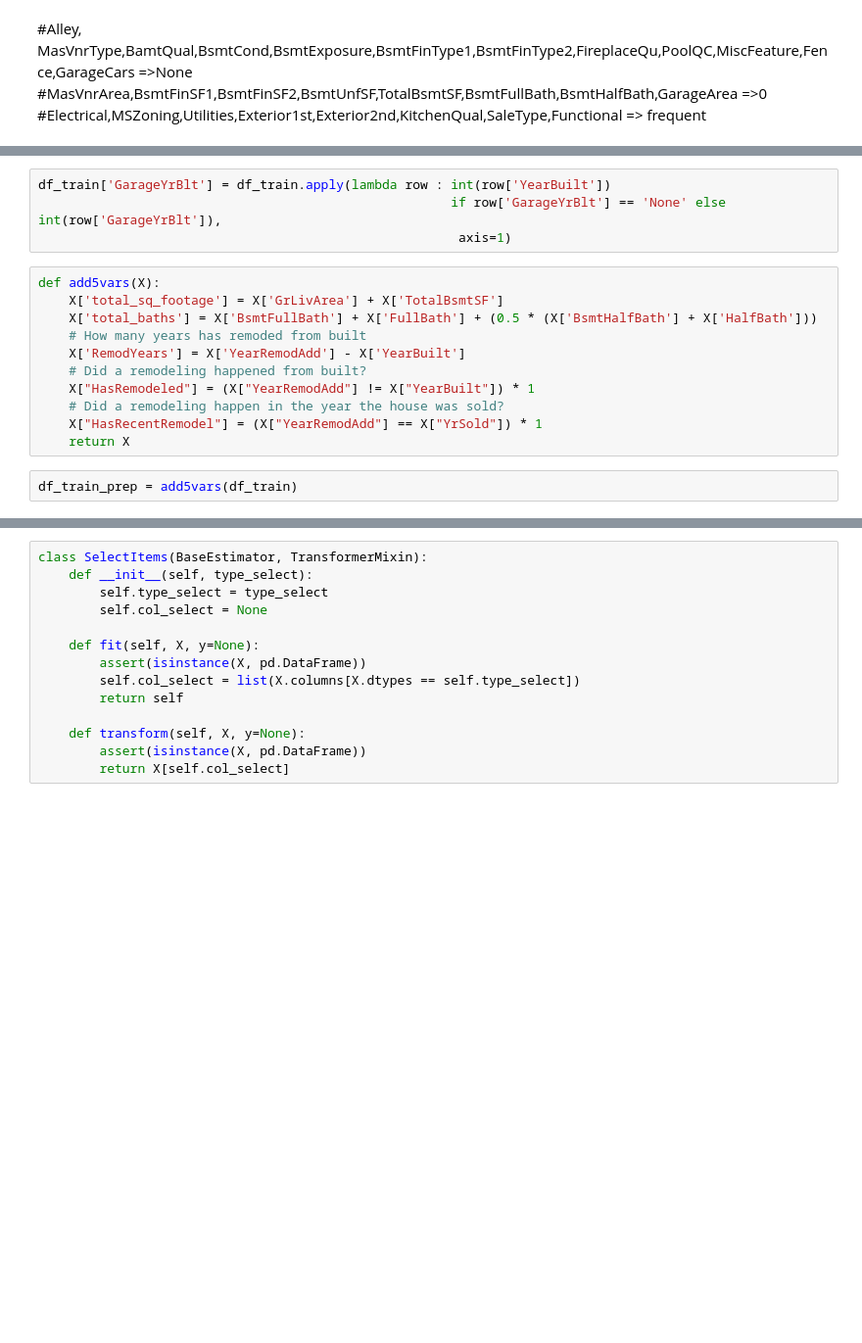
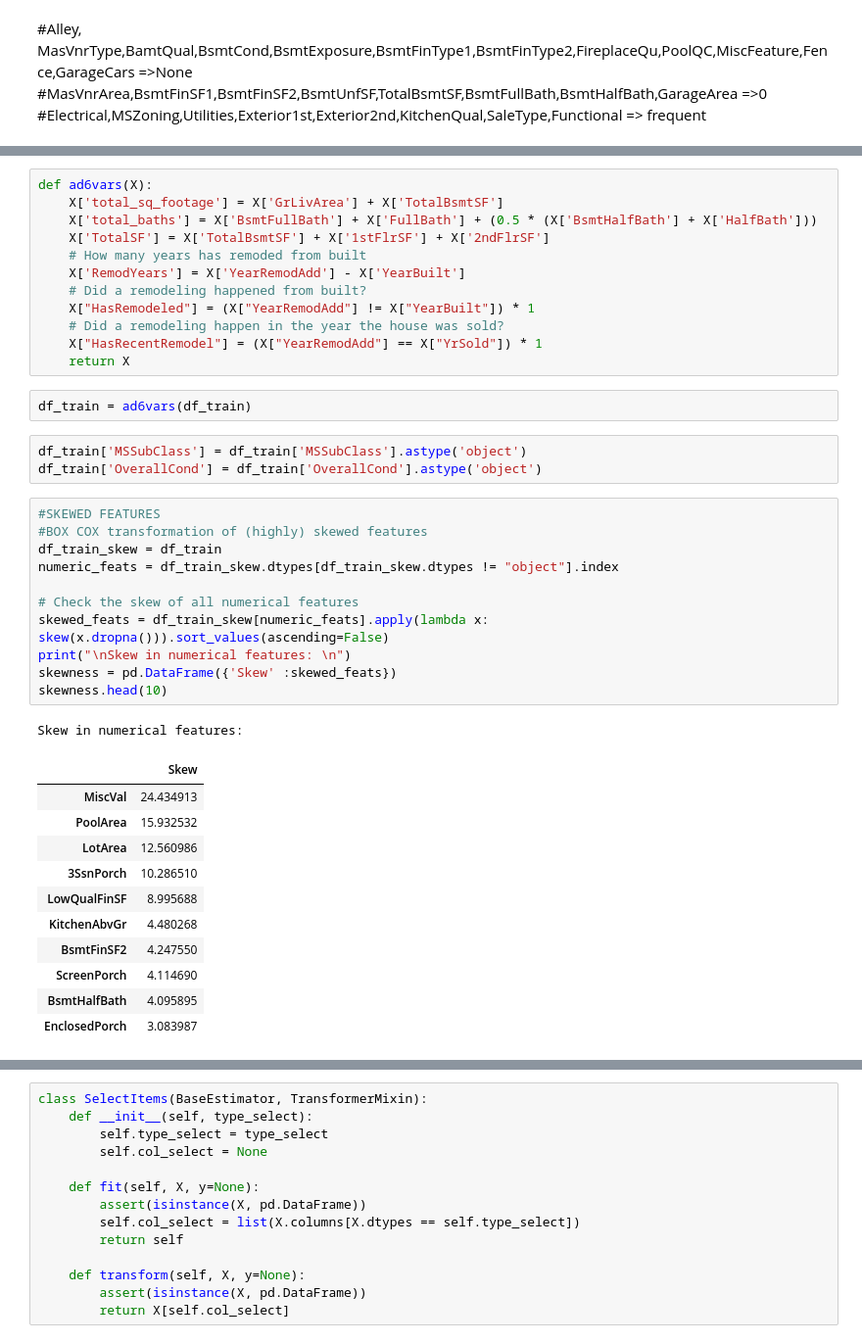
Before and after one commit to dkang0716/house-price, a Jupyter notebook: core.ipynb, the cells around one changed output, grey strips where cells are left out. Shown: that part at 98% size. Drawn from its saved outputs; the diff is of its cells as text; blank space fills up the shorter version.

```diff
--- a/core.ipynb
+++ b/core.ipynb
@@ -172,14 +147,11 @@ fd = FillData(vars_na=['Alley', 'MasVnrType','BsmtQual','BsmtCond','BsmtExposure
               vars_freq=['Electrical','MSZoning','Utilities','Exterior1st'\
                          ,'Exterior2nd','KitchenQual','SaleType','Functional'] )
 df_train = fd.fit_transform(df_train)
-# %%
-df_train['GarageYrBlt'] = df_train.apply(lambda row : int(row['YearBuilt'])
-                                                      if row['GarageYrBlt'] == 'None' else int(row['GarageYrBlt']),
-                                                       axis=1)
 # %%
-def add5vars(X):
+def ad6vars(X):
     X['total_sq_footage'] = X['GrLivArea'] + X['TotalBsmtSF']
     X['total_baths'] = X['BsmtFullBath'] + X['FullBath'] + (0.5 * (X['BsmtHalfBath'] + X['HalfBath']))
+    X['TotalSF'] = X['TotalBsmtSF'] + X['1stFlrSF'] + X['2ndFlrSF']
     # How many years has remoded from built
     X['RemodYears'] = X['YearRemodAdd'] - X['YearBuilt']
     # Did a remodeling happened from built?
@@ -187,5 +159,32 @@ def add5vars(X):
     # Did a remodeling happen in the year the house was sold?
     X["HasRecentRemodel"] = (X["YearRemodAdd"] == X["YrSold"]) * 1
     return X
-# %%
-df_train_prep = add5vars(df_train)
+# %%
+df_train = ad6vars(df_train)
+# %%
+df_train['MSSubClass'] = df_train['MSSubClass'].astype('object')
+df_train['OverallCond'] = df_train['OverallCond'].astype('object')
+# %%
+#SKEWED FEATURES
+#BOX COX transformation of (highly) skewed features
+df_train_skew = df_train
+numeric_feats = df_train_skew.dtypes[df_train_skew.dtypes != "object"].index
+
+# Check the skew of all numerical features
+skewed_feats = df_train_skew[numeric_feats].apply(lambda x: skew(x.dropna())).sort_values(ascending=False)
+print("\nSkew in numerical features: \n")
+skewness = pd.DataFrame({'Skew' :skewed_feats})
+skewness.head(10)
+# %% [output]
+Skew in numerical features:
+|  | Skew |
+| MiscVal | 24.434913 |
+| PoolArea | 15.932532 |
+| LotArea | 12.560986 |
+| 3SsnPorch | 10.286510 |
+| LowQualFinSF | 8.995688 |
+| KitchenAbvGr | 4.480268 |
+| BsmtFinSF2 | 4.247550 |
+| ScreenPorch | 4.114690 |
+| BsmtHalfBath | 4.095895 |
+| EnclosedPorch | 3.083987 |
```
Also changed, not shown: parts of 72 cells of this notebook.
